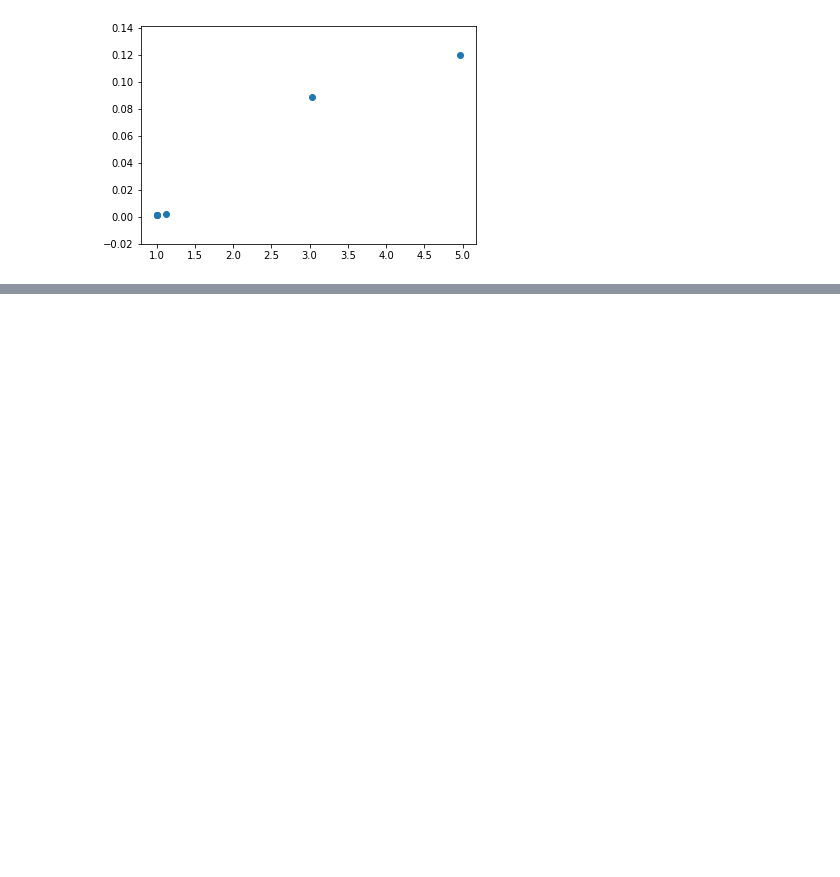
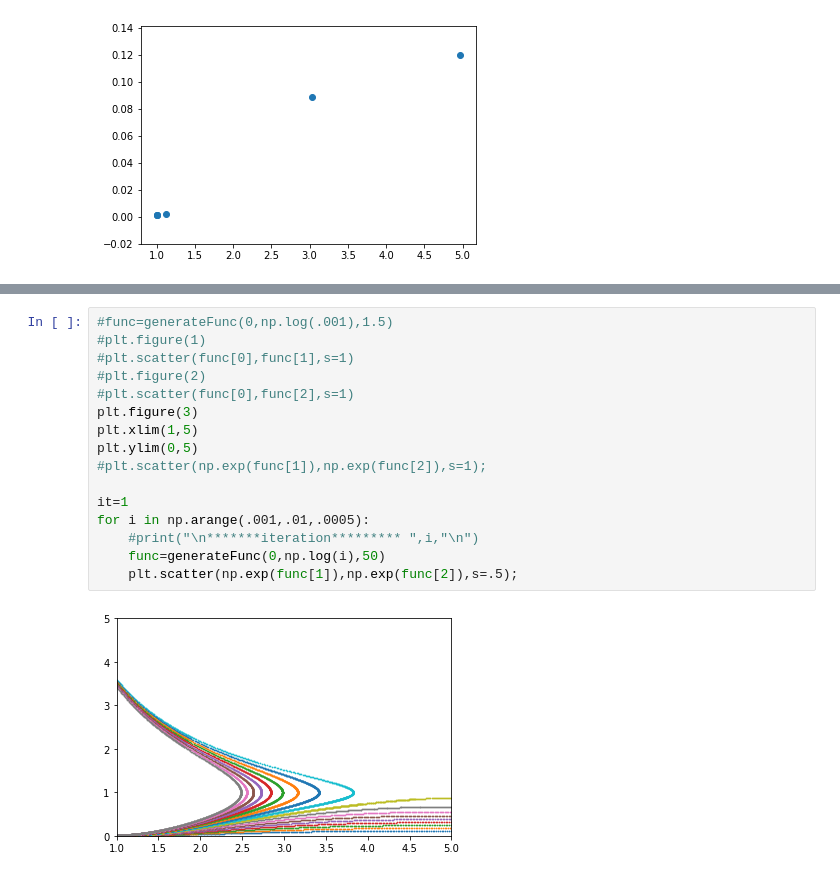
Before and after one commit to bnevs88/neutrino-winds, a Jupyter notebook: neutrino-winds/DE_Solver.ipynb, the cells around one changed output, grey strips where cells are left out. Drawn from its saved outputs; the diff is of its cells as text; blank space fills up the shorter version.

```diff
--- a/neutrino-winds/DE_Solver.ipynb
+++ b/neutrino-winds/DE_Solver.ipynb
@@ -168,0 +261,18 @@ plt.scatter(np.exp(sol['y'][0]),np.exp(sol['y'][1]))
+# %%
+#func=generateFunc(0,np.log(.001),1.5)
+#plt.figure(1)
+#plt.scatter(func[0],func[1],s=1)
+#plt.figure(2)
+#plt.scatter(func[0],func[2],s=1)
+plt.figure(3)
+plt.xlim(1,5)
+plt.ylim(0,5)
+#plt.scatter(np.exp(func[1]),np.exp(func[2]),s=1);
+
+it=1
+for i in np.arange(.001,.01,.0005):
+    #print("\n*******iteration********* ",i,"\n")
+    func=generateFunc(0,np.log(i),50)
+    plt.scatter(np.exp(func[1]),np.exp(func[2]),s=.5);
+# %% [output]
+[figure, added]
```
Also changed, not shown: parts of 7 cells of this notebook.
